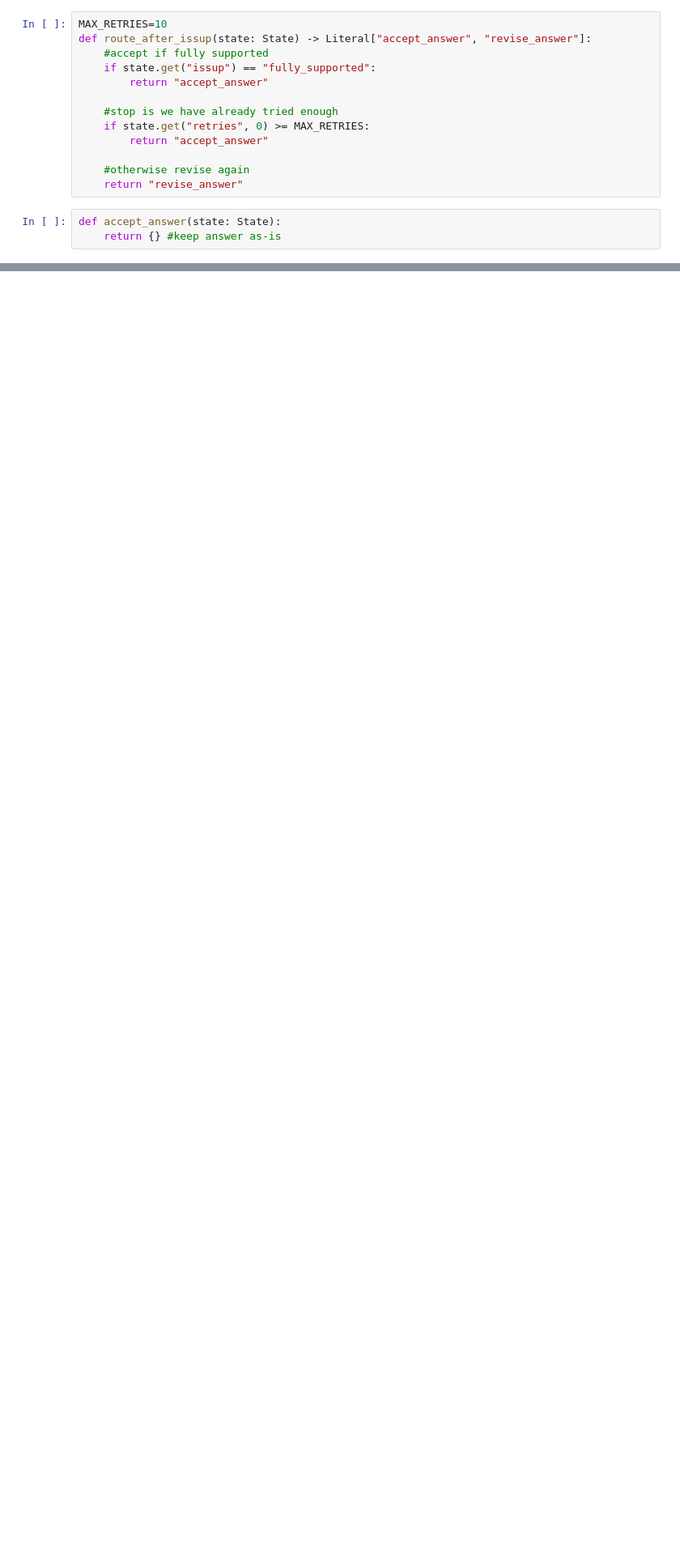
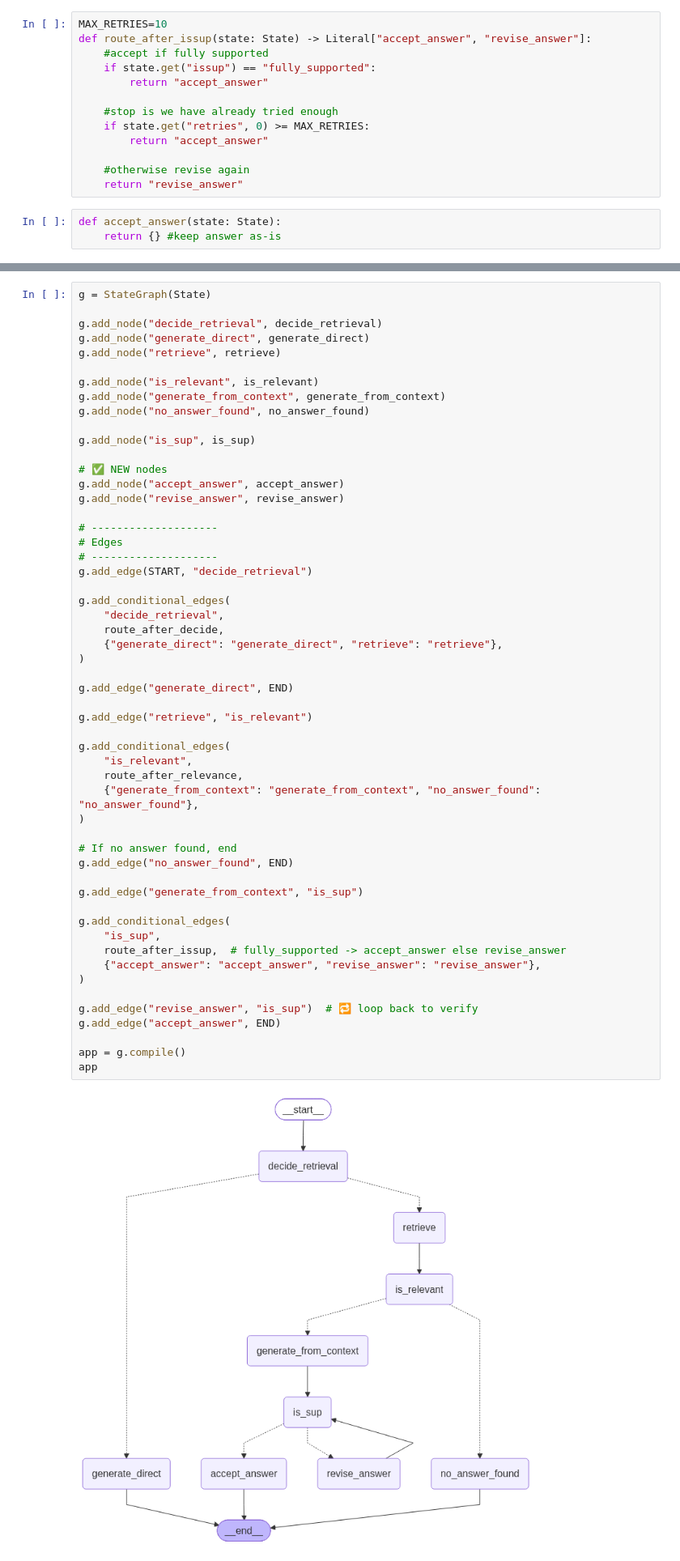
Before and after one commit to milanrai14/RAG-Engineering, a Jupyter notebook: self-rag/self_rag_step5.ipynb, the cells around one changed output, grey strips where cells are left out. Shown at 81% size. Saved outputs shown, nothing was run; the diff lists cells and outputs as text; blank space fills up the shorter version.

```diff
--- a/self-rag/self_rag_step5.ipynb
+++ b/self-rag/self_rag_step5.ipynb
@@ -287,3 +287,59 @@ def revise_answer(state: State):
         "answer": out.content,
         "retries": state.get("retries", 0) + 1 #increment
     }
+# %%
+g = StateGraph(State)
+
+g.add_node("decide_retrieval", decide_retrieval)
+g.add_node("generate_direct", generate_direct)
+g.add_node("retrieve", retrieve)
+
+g.add_node("is_relevant", is_relevant)
+g.add_node("generate_from_context", generate_from_context)
+g.add_node("no_answer_found", no_answer_found)
+
+g.add_node("is_sup", is_sup)
+
+# ✅ NEW nodes
+g.add_node("accept_answer", accept_answer)
+g.add_node("revise_answer", revise_answer)
+
+# --------------------
+# Edges
+# --------------------
+g.add_edge(START, "decide_retrieval")
+
+g.add_conditional_edges(
+    "decide_retrieval",
+    route_after_decide,
+    {"generate_direct": "generate_direct", "retrieve": "retrieve"},
+)
+
+g.add_edge("generate_direct", END)
+
+g.add_edge("retrieve", "is_relevant")
+
+g.add_conditional_edges(
+    "is_relevant",
+    route_after_relevance,
+    {"generate_from_context": "generate_from_context", "no_answer_found": "no_answer_found"},
+)
+
+# If no answer found, end
+g.add_edge("no_answer_found", END)
+
+g.add_edge("generate_from_context", "is_sup")
+
+g.add_conditional_edges(
+    "is_sup",
+    route_after_issup,  # fully_supported -> accept_answer else revise_answer
+    {"accept_answer": "accept_answer", "revise_answer": "revise_answer"},
+)
+
+g.add_edge("revise_answer", "is_sup")  # 🔁 loop back to verify
+g.add_edge("accept_answer", END)
+
+app = g.compile()
+app
+# %% [output]
+[figure, added]
```
